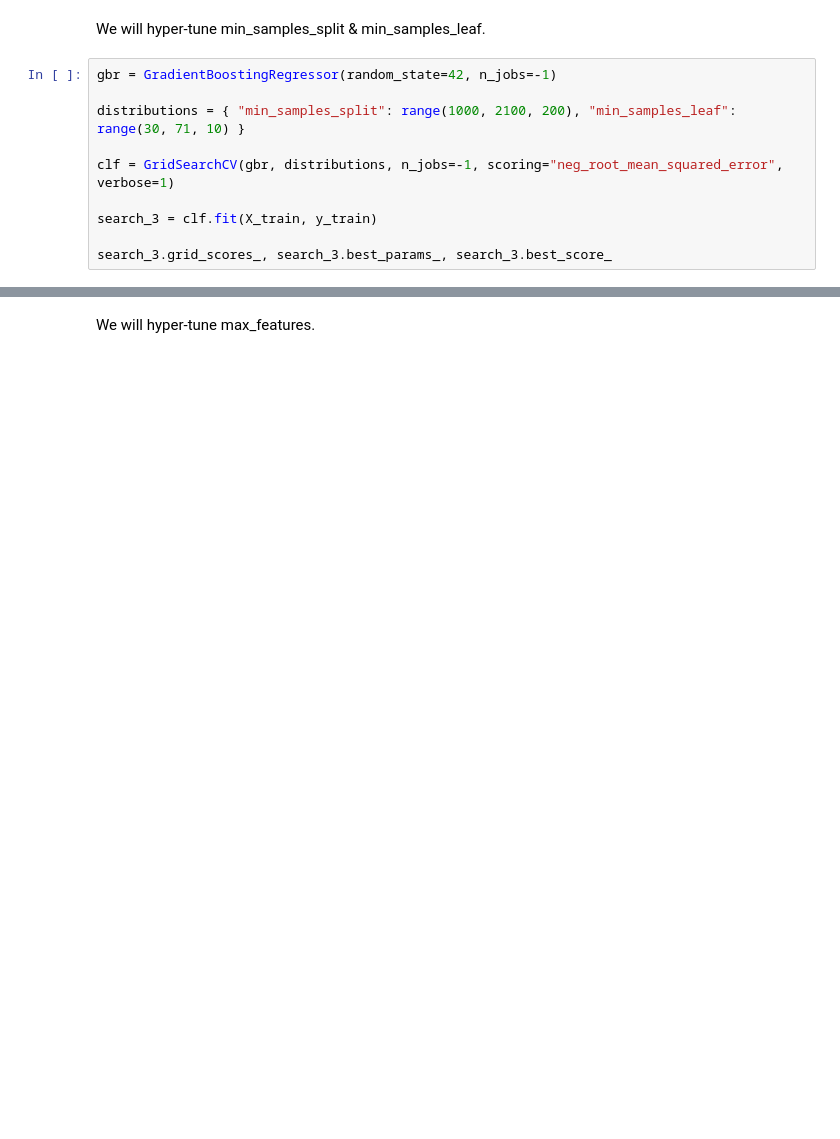
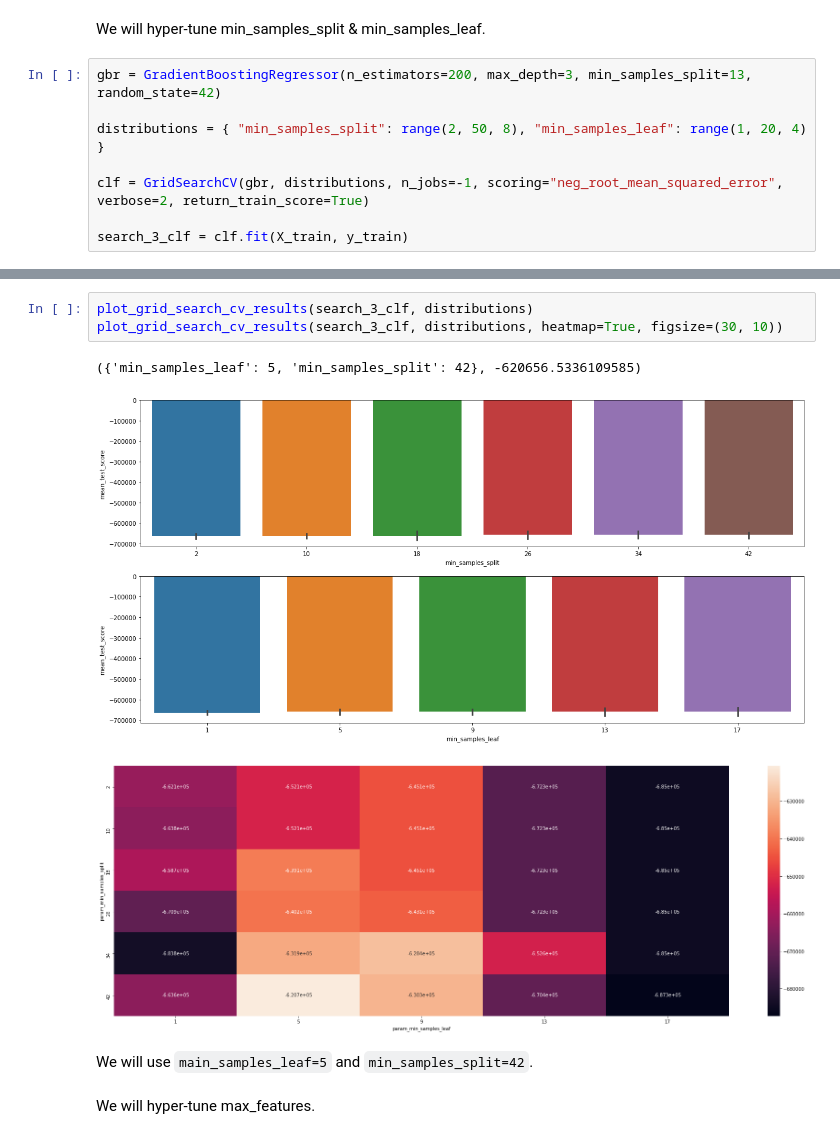
Before and after one commit to timzatko/fifa-19-dataset-machine-learning, a Jupyter notebook: notebooks/13_hyper_parameter_tuning.ipynb, the cells around one changed output, grey strips where cells are left out. Drawn from its saved outputs; the diff is of its cells as text; blank space fills up the shorter version.

```diff
--- a/notebooks/13_hyper_parameter_tuning.ipynb
+++ b/notebooks/13_hyper_parameter_tuning.ipynb
@@ -249,12 +308,10 @@ search_2.grid_scores_, search_3.best_params_, search_2.best_score_
 # %% [markdown]
 We will hyper-tune min_samples_split & min_samples_leaf.
 # %%
-gbr = GradientBoostingRegressor(random_state=42, n_jobs=-1)
+gbr = GradientBoostingRegressor(n_estimators=200, max_depth=3, min_samples_split=13, random_state=42)
 
-distributions = { "min_samples_split": range(1000, 2100, 200), "min_samples_leaf": range(30, 71, 10) }
+distributions = { "min_samples_split": range(2, 50, 8), "min_samples_leaf": range(1, 20, 4) }
 
-clf = GridSearchCV(gbr, distributions, n_jobs=-1, scoring="neg_root_mean_squared_error", verbose=1)
+clf = GridSearchCV(gbr, distributions, n_jobs=-1, scoring="neg_root_mean_squared_error", verbose=2, return_train_score=True)
 
-search_3 = clf.fit(X_train, y_train)
-
-search_3.grid_scores_, search_3.best_params_, search_3.best_score_
+search_3_clf = clf.fit(X_train, y_train)
@@ -261,3 +323,12 @@ search_3.grid_scores_, search_3.best_params_, search_3.best_score_
+# %%
+plot_grid_search_cv_results(search_3_clf, distributions)
+plot_grid_search_cv_results(search_3_clf, distributions, heatmap=True, figsize=(30, 10))
+# %% [output]
+({'min_samples_leaf': 5, 'min_samples_split': 42}, -620656.5336109585)
+[figure, added]
+[figure, added]
+# %% [markdown]
+We will use `main_samples_leaf=5` and `min_samples_split=42`.
 # %% [markdown]
 We will hyper-tune max_features.
 # %%
```
Also changed, not shown: parts of 37 cells of this notebook.
